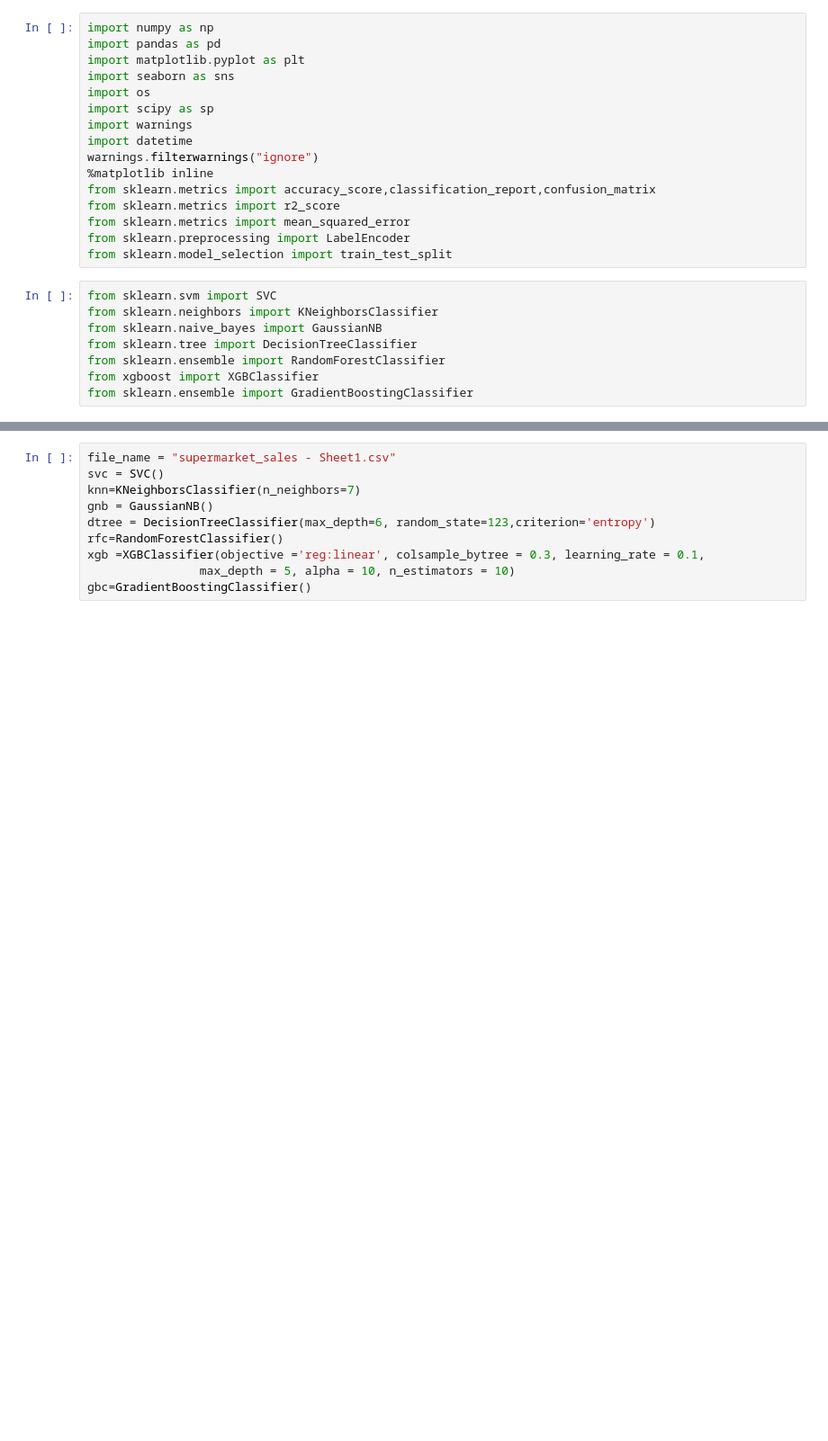
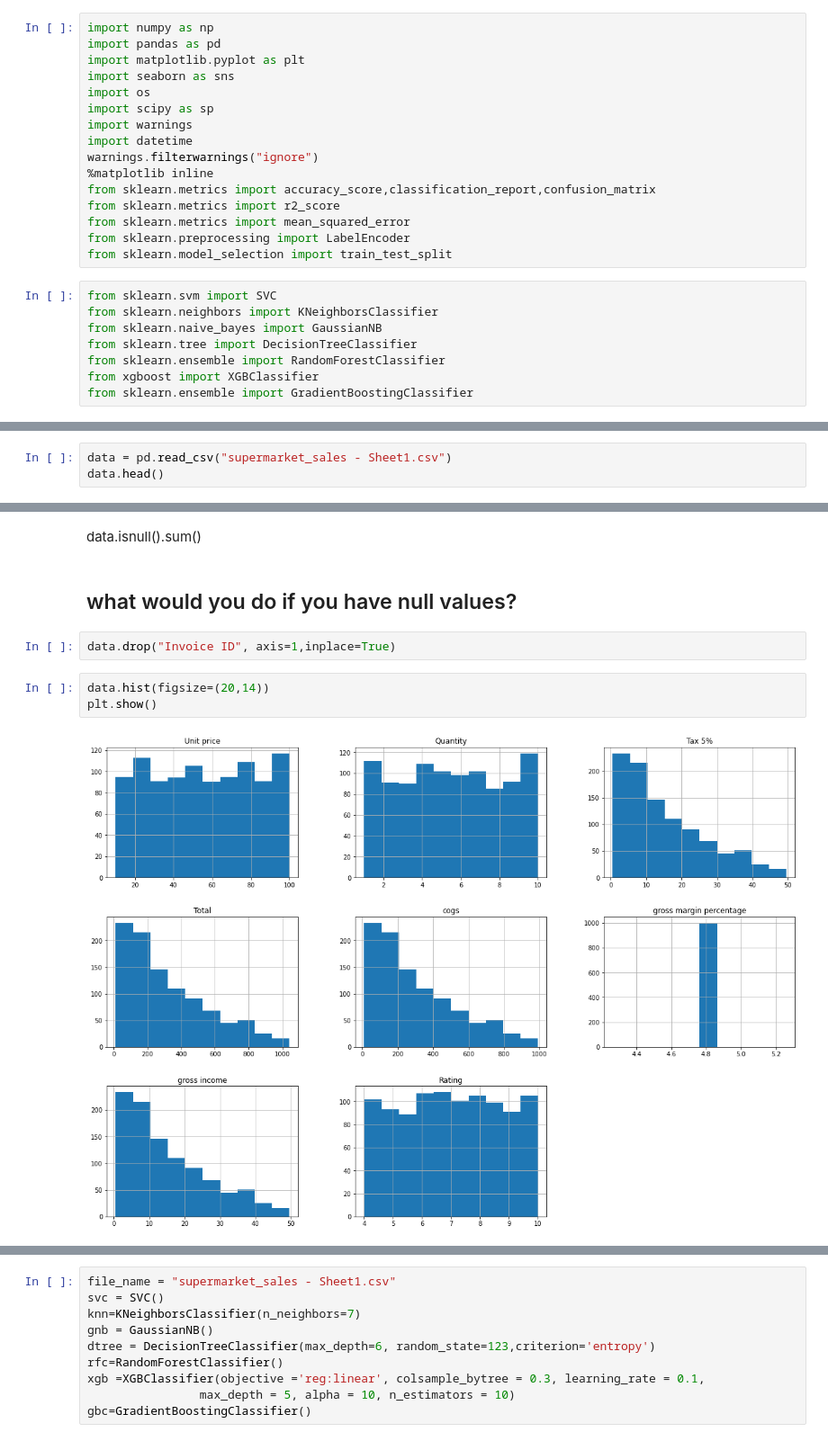
Before and after one commit to BinuBims/supermarket_sales_prediction, a Jupyter notebook: supermarket_sales_prediction.ipynb, the cells around one changed output, grey strips where cells are left out. Shown at 90% size. Drawn from its saved outputs; the diff is of its cells as text; blank space fills up the shorter version.

```diff
--- a/supermarket_sales_prediction.ipynb
+++ b/supermarket_sales_prediction.ipynb
@@ -24,0 +27,3 @@ from sklearn.ensemble import GradientBoostingClassifier
+# %%
+data = pd.read_csv("supermarket_sales - Sheet1.csv")
+data.head()
@@ -24,0 +69,11 @@ from sklearn.ensemble import GradientBoostingClassifier
+# %% [markdown]
+data.isnull().sum()
+# %% [markdown]
+## what would you do if you have null values?
+# %%
+data.drop("Invoice ID", axis=1,inplace=True)
+# %%
+data.hist(figsize=(20,14))
+plt.show()
+# %% [output]
+[figure, added]
```
Also changed, not shown: parts of 34 cells of this notebook.
